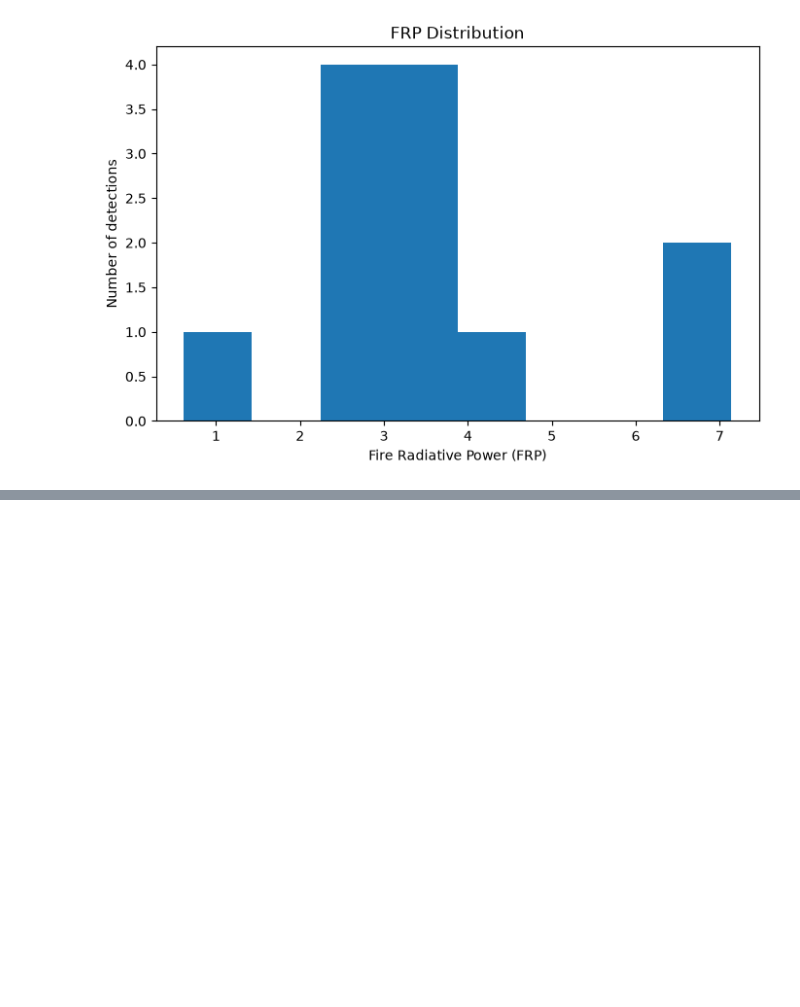
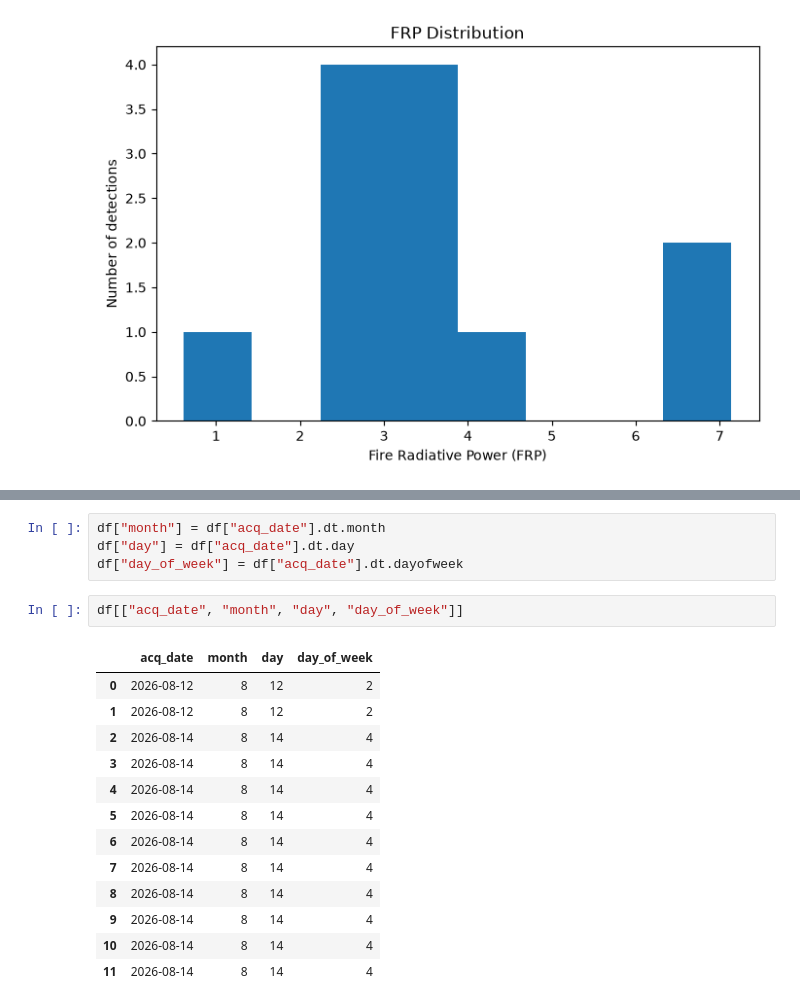
Before and after one commit to ShubidaJain/AI-EARTH-GUARDIAN, a Jupyter notebook: ml/fire/notebooks/01_fire_data_exploration.ipynb, the cells around one changed output, grey strips where cells are left out. Saved outputs shown, nothing was run; the diff lists cells and outputs as text; blank space fills up the shorter version.

```diff
--- a/ml/fire/notebooks/01_fire_data_exploration.ipynb
+++ b/ml/fire/notebooks/01_fire_data_exploration.ipynb
@@ -86,0 +99,20 @@ plt.show()
+# %%
+df["month"] = df["acq_date"].dt.month
+df["day"] = df["acq_date"].dt.day
+df["day_of_week"] = df["acq_date"].dt.dayofweek
+# %%
+df[["acq_date", "month", "day", "day_of_week"]]
+# %% [output]
+|  | acq_date | month | day | day_of_week |
+| 0 | 2026-08-12 | 8 | 12 | 2 |
+| 1 | 2026-08-12 | 8 | 12 | 2 |
+| 2 | 2026-08-14 | 8 | 14 | 4 |
+| 3 | 2026-08-14 | 8 | 14 | 4 |
+| 4 | 2026-08-14 | 8 | 14 | 4 |
+| 5 | 2026-08-14 | 8 | 14 | 4 |
+| 6 | 2026-08-14 | 8 | 14 | 4 |
+| 7 | 2026-08-14 | 8 | 14 | 4 |
+| 8 | 2026-08-14 | 8 | 14 | 4 |
+| 9 | 2026-08-14 | 8 | 14 | 4 |
+| 10 | 2026-08-14 | 8 | 14 | 4 |
+| 11 | 2026-08-14 | 8 | 14 | 4 |
```
Also changed, not shown: parts of 5 cells of this notebook, 5 other files.
